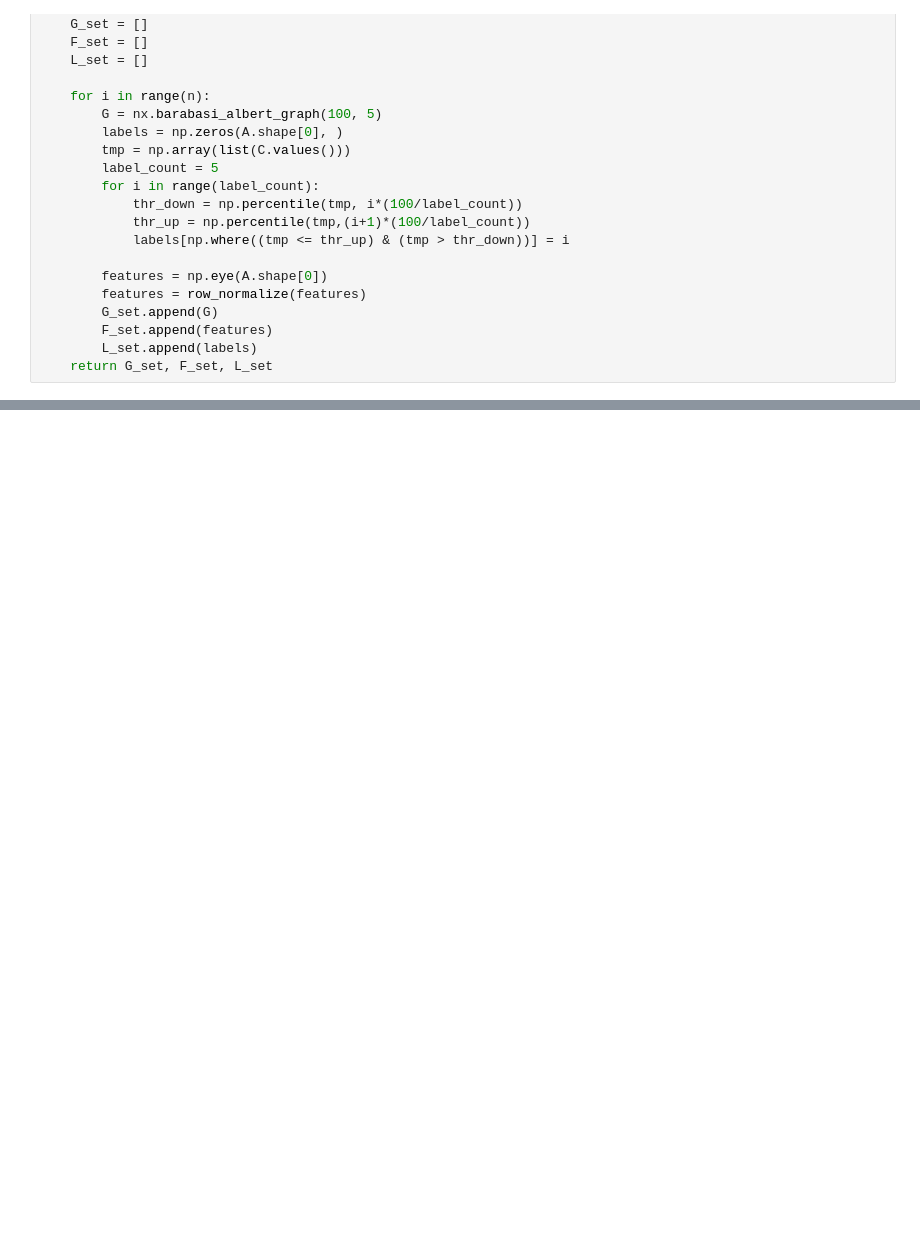
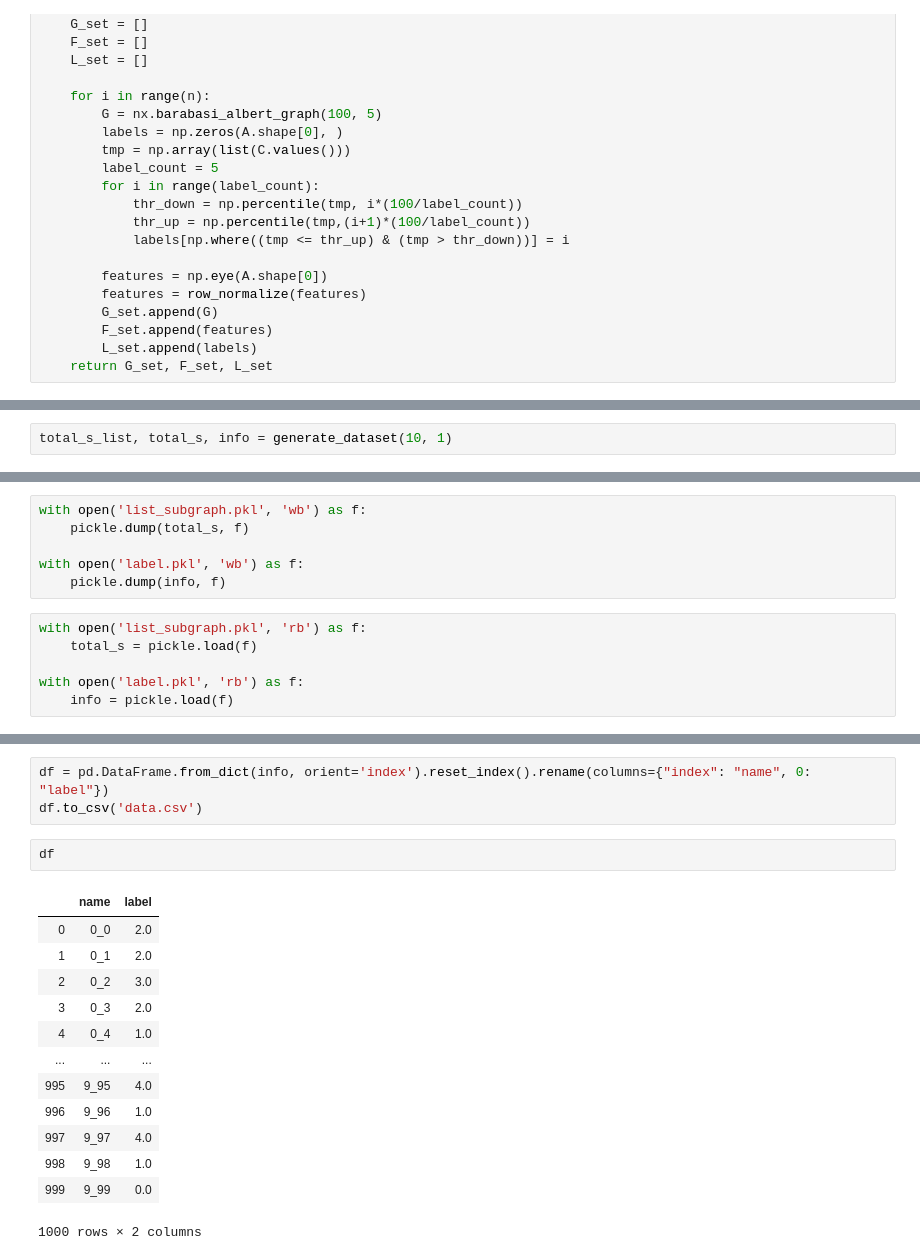
Before and after one commit to mims-harvard/G-Meta, a Jupyter notebook: data/fake_network_data_curation.ipynb, the cells around one changed output, grey strips where cells are left out. Cells and saved outputs as stored; diff of their text form; blank space fills up the shorter version.

```diff
--- a/data/fake_network_data_curation.ipynb
+++ b/data/fake_network_data_curation.ipynb
@@ -289,0 +297,2 @@ def generate_dataset(n, h):
+# %%
+total_s_list, total_s, info = generate_dataset(10, 1)
@@ -289,0 +309,12 @@ def generate_dataset(n, h):
+# %%
+with open('list_subgraph.pkl', 'wb') as f:
+    pickle.dump(total_s, f)
+
+with open('label.pkl', 'wb') as f:
+    pickle.dump(info, f)
+# %%
+with open('list_subgraph.pkl', 'rb') as f:
+    total_s = pickle.load(f)
+
+with open('label.pkl', 'rb') as f:
+    info = pickle.load(f)
@@ -289,0 +340,19 @@ def generate_dataset(n, h):
+# %%
+df = pd.DataFrame.from_dict(info, orient='index').reset_index().rename(columns={"index": "name", 0: "label"})
+df.to_csv('data.csv')
+# %%
+df
+# %% [output]
+|  | name | label |
+| 0 | 0_0 | 2.0 |
+| 1 | 0_1 | 2.0 |
+| 2 | 0_2 | 3.0 |
+| 3 | 0_3 | 2.0 |
+| 4 | 0_4 | 1.0 |
+| ... | ... | ... |
+| 995 | 9_95 | 4.0 |
+| 996 | 9_96 | 1.0 |
+| 997 | 9_97 | 4.0 |
+| 998 | 9_98 | 1.0 |
+| 999 | 9_99 | 0.0 |
+1000 rows × 2 columns
```
Also changed, not shown: parts of 25 cells of this notebook, 12 other files.
